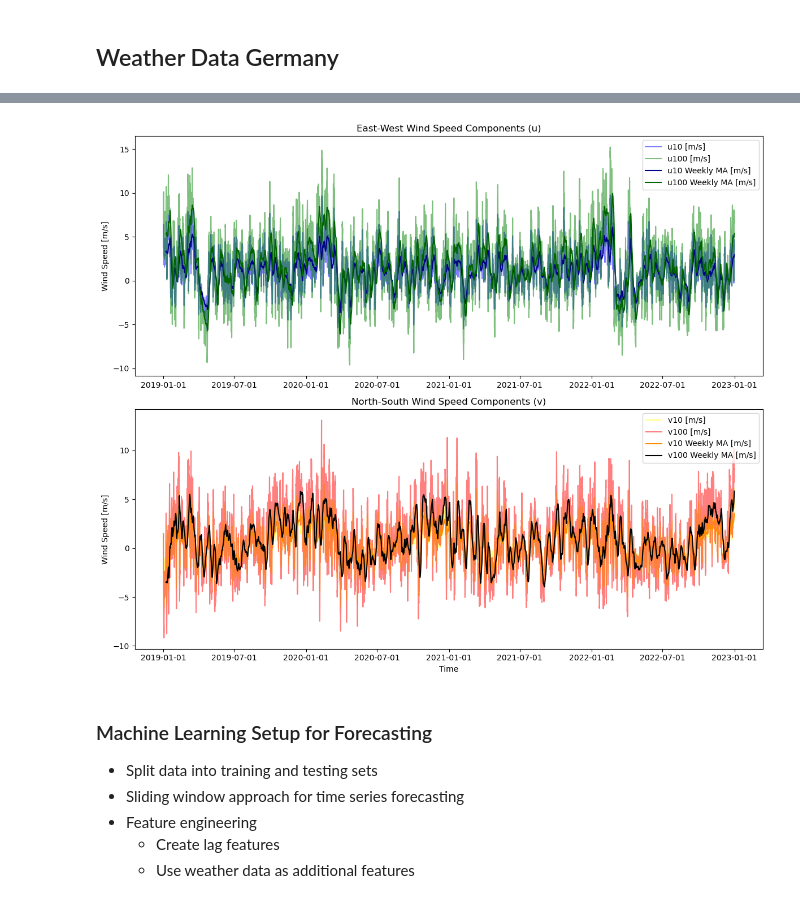
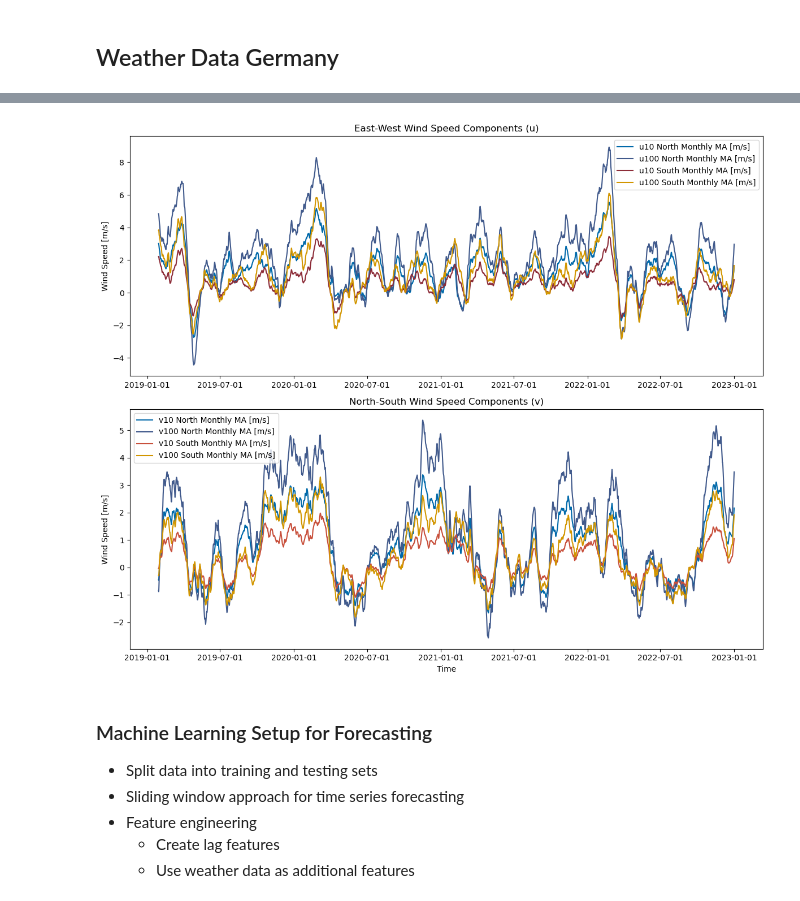
Before and after one commit to timoluebbing/WindPowerForecasting, a Jupyter notebook: experiments/data_preprocessing.ipynb, the cells around one changed output, grey strips where cells are left out. Drawn from its saved outputs; the diff is of its cells as text; code cells hidden in the pictures.

Commit message:
Split locations, feature selection and discussion

```diff
--- a/experiments/data_preprocessing.ipynb
+++ b/experiments/data_preprocessing.ipynb
@@ -201,7 +201,12 @@ weather = pd.concat([weather, weather_2022], axis=0)
 k_clusters = 5
 use_clustering = False
 
+lat_threshold = 51.0
+use_north_south_split = True
+
 if use_clustering:
     weather = weather_germany_clustered(weather, k_clusters=k_clusters)
+elif use_north_south_split:
+    weather = weather_north_south_means(weather, lat_threshold=lat_threshold)
 else:
     weather = weather_germany_mean(weather)
@@ -208,42 +215,57 @@ else:
 # %%
 def plot_wind_speed_components(weather: pd.DataFrame) -> None:
-    u10 = weather["u10"]
-    u100 = weather["u100"]
-    v10 = weather["v10"]
-    v100 = weather["v100"]
+    u10_south = weather["u10_south"]
+    u100_south = weather["u100_south"]
+    v10_south = weather["v10_south"]
+    v100_south = weather["v100_south"]
+
+    u10_north = weather["u10_north"]
+    u100_north = weather["u100_north"]
+    v10_north = weather["v10_north"]
+    v100_north = weather["v100_north"]
 
     # Plot the data
     fig, (ax1, ax2) = plt.subplots(2, 1, figsize=(12, 10))
     locator1 = ax1.xaxis.set_major_locator(mdates.AutoDateLocator())
     ax1.xaxis.set_major_formatter(mdates.AutoDateFormatter(locator1))
     locator2 = ax2.xaxis.set_major_locator(mdates.AutoDateLocator())
     ax2.xaxis.set_major_formatter(mdates.AutoDateFormatter(locator2))
 
     # Plot first subplot - u components
-    ax1.plot(weather.index, u10, label="u10 [m/s]", color="blue", alpha=0.5)
-    ax1.plot(weather.index, u100, label="u100 [m/s]", color="green", alpha=0.5)
-    ax1.plot(weather.index, u10.rolling(window=24*7).mean(), label="u10 Weekly MA [m/s]", color="darkblue", alpha=1)
-    ax1.plot(weather.index, u100.rolling(window=24*7).mean(), label="u100 Weekly MA [m/s]", color="darkgreen", alpha=1)
+    ax1.plot(weather.index, u10_north.rolling(window=24*7*4).mean(),
+             label="u10 North Monthly MA [m/s]", color=rgb.tue_blue, alpha=1)
+    ax1.plot(weather.index, u100_north.rolling(window=24*7*4).mean(),
+             label="u100 North Monthly MA [m/s]", color=rgb.tue_darkblue, alpha=1)
+    ax1.plot(weather.index, u10_south.rolling(window=24*7*4).mean(),
+             label="u10 South Monthly MA [m/s]", color=rgb.tue_red, alpha=1)
+    ax1.plot(weather.index, u100_south.rolling(window=24*7*4).mean(),
+             label="u100 South Monthly MA [m/s]", color=rgb.tue_orange, alpha=1)
+
     ax1.set_title("East-West Wind Speed Components (u)")
     ax1.set_ylabel("Wind Speed [m/s]")
     ax1.legend()
 
     # Plot second subplot - v components
-    ax2.plot(weather.index, v10, label="v10 [m/s]", color="yellow", alpha=0.5)
-    ax2.plot(weather.index, v100, label="v100 [m/s]", color="red", alpha=0.5)
-    ax2.plot(weather.index, v10.rolling(window=24*7).mean(), label="v10 Weekly MA [m/s]", color="darkorange", alpha=1)
-    ax2.plot(weather.index, v100.rolling(window=24*7).mean(), label="v100 Weekly MA [m/s]", color="black", alpha=1)
+    ax2.plot(weather.index, v10_north.rolling(window=24*7*4).mean(),
+             label="v10 North Monthly MA [m/s]", color=rgb.tue_blue, alpha=1)
+    ax2.plot(weather.index, v100_north.rolling(window=24*7*4).mean(),
+             label="v100 North Monthly MA [m/s]", color=rgb.tue_darkblue, alpha=1)
+    ax2.plot(weather.index, v10_south.rolling(window=24*7*4).mean(),
+             label="v10 South Monthly MA [m/s]", color=rgb.tue_ocre, alpha=1)
+    ax2.plot(weather.index, v100_south.rolling(window=24*7*4).mean(),
+             label="v100 South Monthly MA [m/s]", color=rgb.tue_orange, alpha=1)
+
     ax2.set_title("North-South Wind Speed Components (v)")
     ax2.set_xlabel("Time")
     ax2.set_ylabel("Wind Speed [m/s]")
     ax2.legend()
 
     plt.tight_layout()
     plt.show()
 
 plot_wind_speed_components(weather)
 # %% [output]
-[figure, old version]
+[figure, new version]
 # %% [markdown]
 ### Machine Learning Setup for Forecasting
 - Split data into training and testing sets
```
Also changed, not shown: parts of 4 cells of this notebook, 5 other files.
